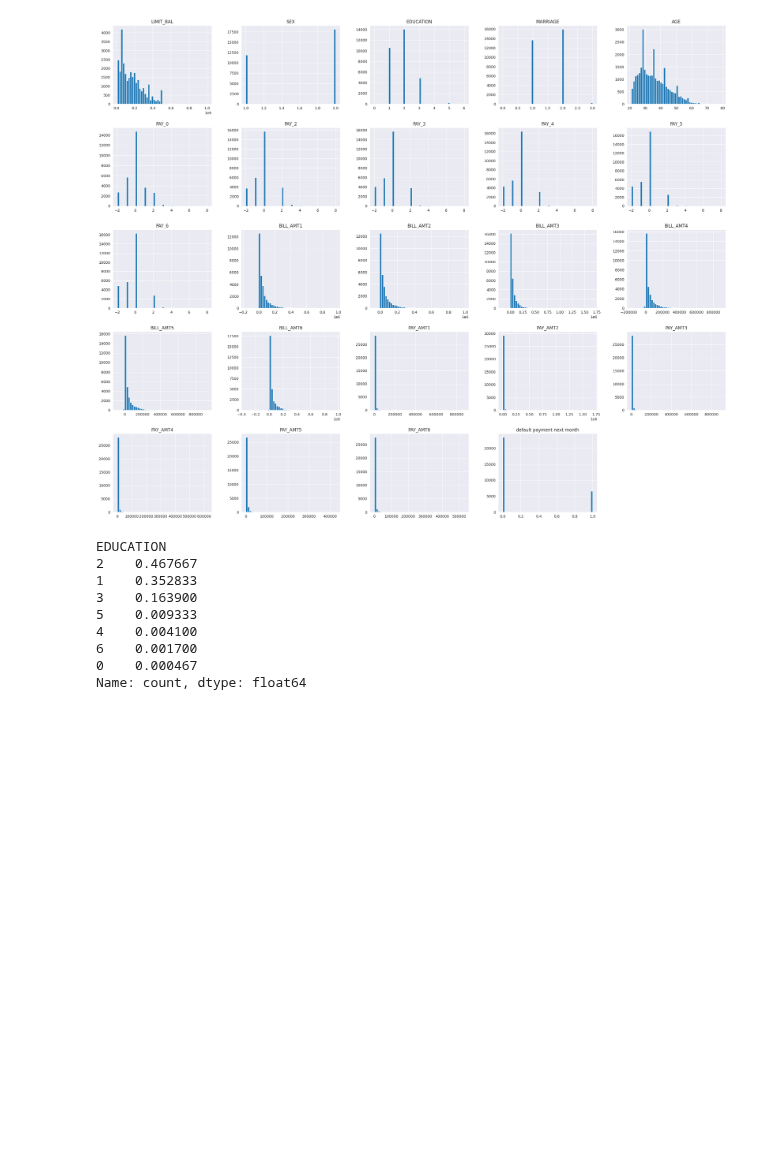
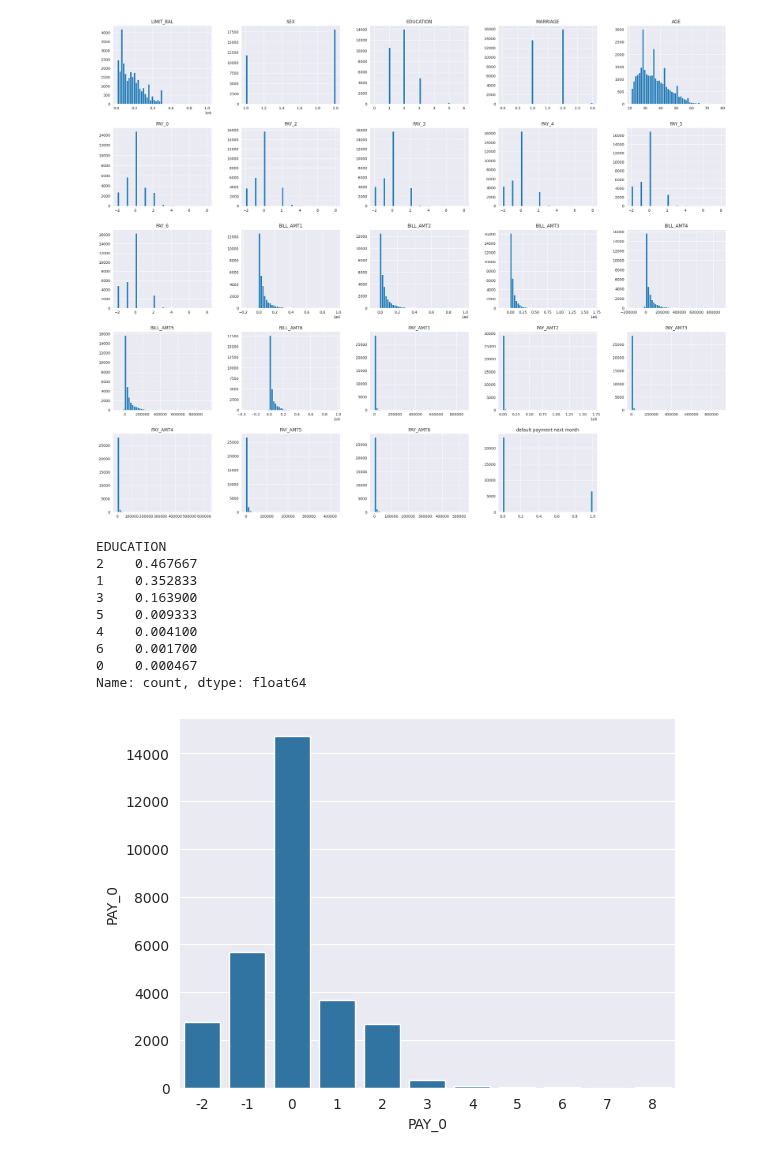
Before and after one commit to indian-coder-aarush/Learning, a Jupyter notebook: credit-card/credit-card-eda.ipynb, the cells around one changed output. Cells and saved outputs as stored; diff of their text form; code cells hidden in the pictures; blank space fills up the shorter version.

```diff
--- a/credit-card/credit-card-eda.ipynb
+++ b/credit-card/credit-card-eda.ipynb
@@ -155,6 +155,11 @@ EDUCATION
 6    0.001700
 0    0.000467
 Name: count, dtype: float64
+# %%
+sns.barplot(x = 'PAY_0', y = 'PAY_0',  data = data, estimator = len)
+plt.show()
+# %% [output]
+[figure, added]
 # %%
 from sklearn.preprocessing import MinMaxScaler
 from sklearn.base import BaseEstimator, TransformerMixin
```
Also changed, not shown: parts of 12 cells of this notebook, 4 other files.
